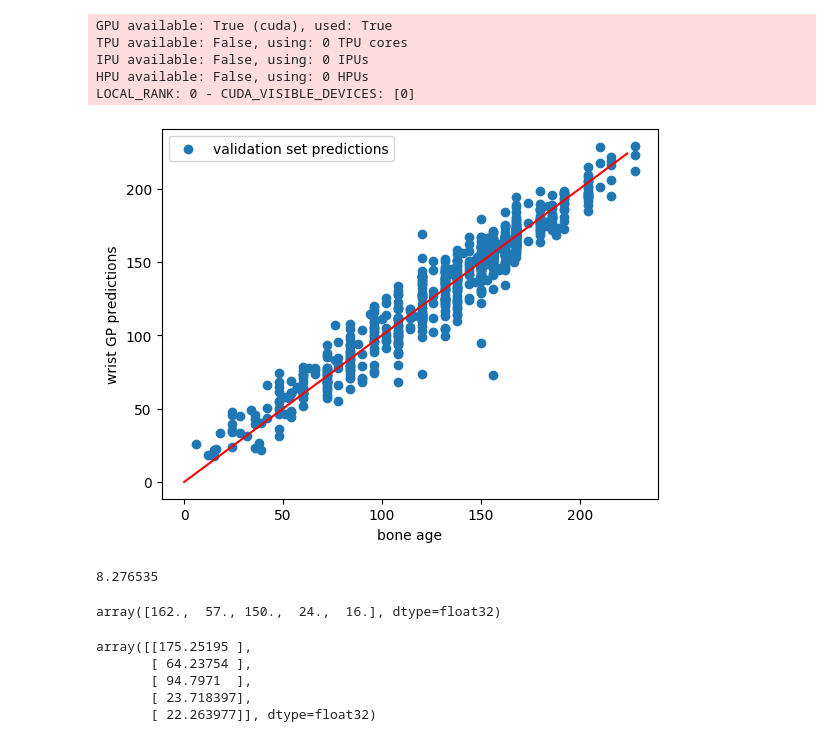
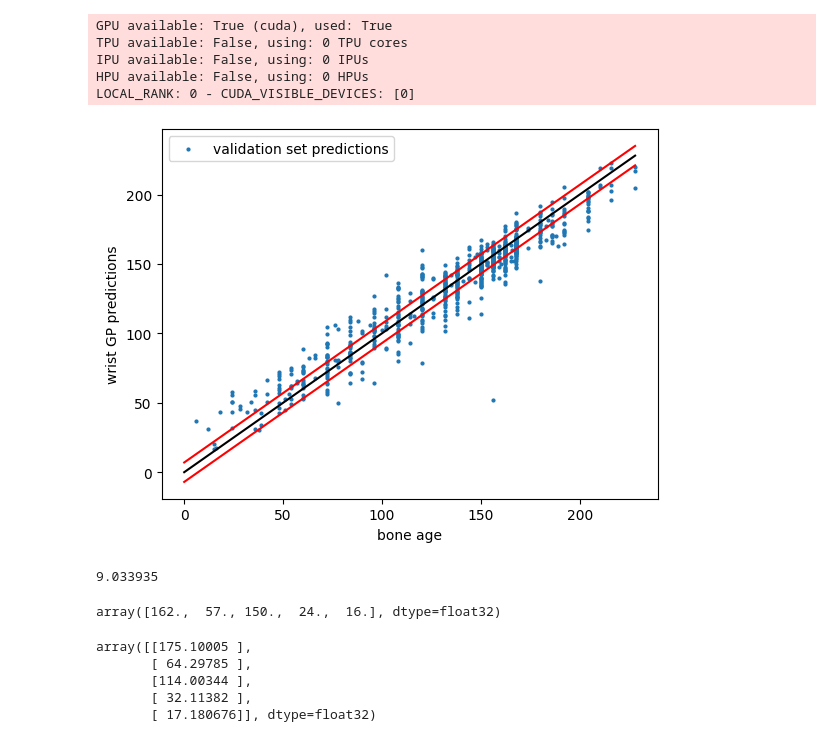
Before and after one commit to goelpranay/segmental_GP, a Jupyter notebook: wrist_testmodel.ipynb, the cells around one changed output. Saved outputs shown, nothing was run; the diff lists cells and outputs as text; code cells hidden in the pictures.

```diff
--- a/wrist_testmodel.ipynb
+++ b/wrist_testmodel.ipynb
@@ -35,9 +35,9 @@ csv_file_path = "./data/val.csv"
 # define transformations to be applied to images
 transform = transforms.Compose(
     [
-        transforms.Resize((224, 224)),
+        transforms.Resize((299, 299)),
         transforms.ToTensor(),
-        transforms.Normalize((0.3659, 0.3659, 0.3659), (0.2857, 0.2857, 0.2857)),
+        transforms.Normalize((0.38, 0.38, 0.38), (0.28, 0.28, 0.28)),
     ]
 )
 
@@ -67,8 +67,8 @@ for batch_idx, (data, label) in enumerate(val_loader):
     break
 # %%
 # Load the saved model weights
-trained_model = ResNetReg()
-trained_model.load_state_dict(torch.load("wrist_trainedmodel_10Kepochs.pt"))
+trained_model = Inception()
+trained_model.load_state_dict(torch.load("wrist_trainedmodel.pt"))
 # %% [output]
 <All keys matched successfully>
 # %%
@@ -92,19 +92,21 @@ for _, labels in val_dataset:
     val_labels.append(labels)
 val_array = np.array(val_labels, dtype=np.float32)
 # %%
-plt.scatter(val_array, predictions, label='validation set predictions')
+plt.scatter(val_array, predictions, s=4, label='validation set predictions')
 # add a line to the plot
-plt.plot([0, 224], [0, 224], color='red')
+plt.plot([0, 228], [0, 228], color='black')
+plt.plot([0, 228], [-7, 221], color='red')
+plt.plot([0, 228], [7, 235], color='red')
 plt.xlabel('bone age')
 plt.ylabel('wrist GP predictions')
 plt.legend()
 plt.show()
 # %% [output]
-[figure, old version]
+[figure, new version]
 # %%
 np.mean(np.abs(val_array-predictions.squeeze()))
 # %% [output]
-8.276535
+9.033935
 # %%
 val_array[:5]
 # %% [output]
@@ -112,8 +114,8 @@ array([162.,  57., 150.,  24.,  16.], dtype=float32)
 # %%
 predictions[:5]
 # %% [output]
-array([[175.25195 ],
-       [ 64.23754 ],
-       [ 94.7971  ],
-       [ 23.718397],
-       [ 22.263977]], dtype=float32)
+array([[175.10005 ],
+       [ 64.29785 ],
+       [114.00344 ],
+       [ 32.11382 ],
+       [ 17.180676]], dtype=float32)
```
Also changed, not shown: parts of 3 cells of this notebook, 3 other files.
